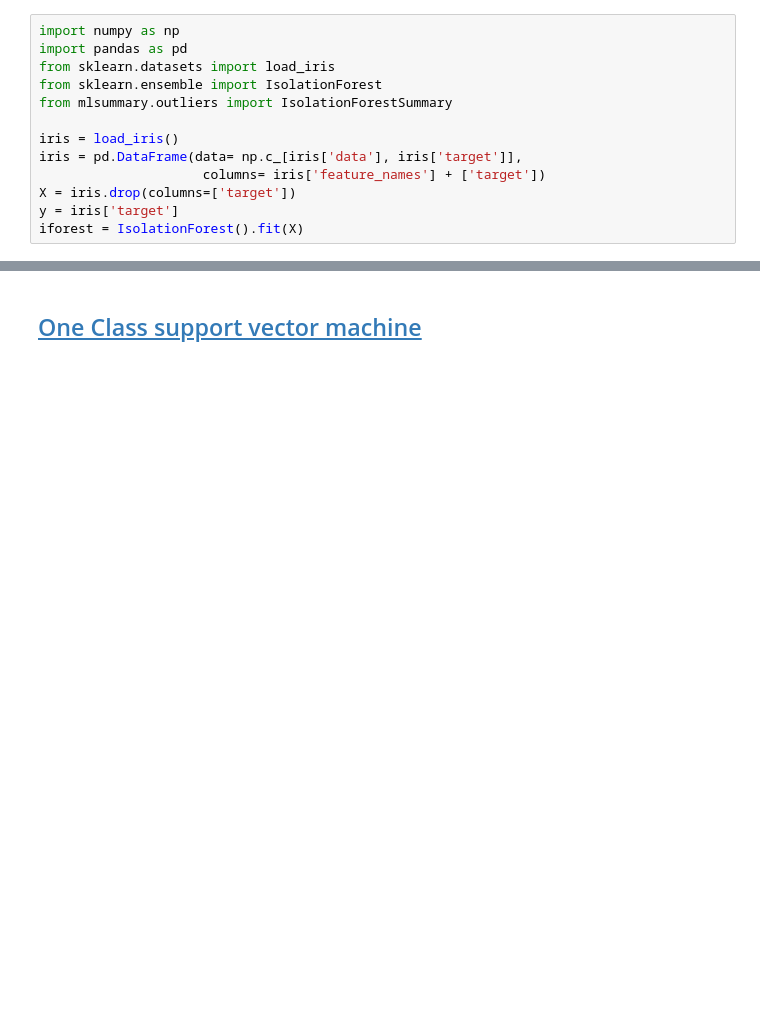
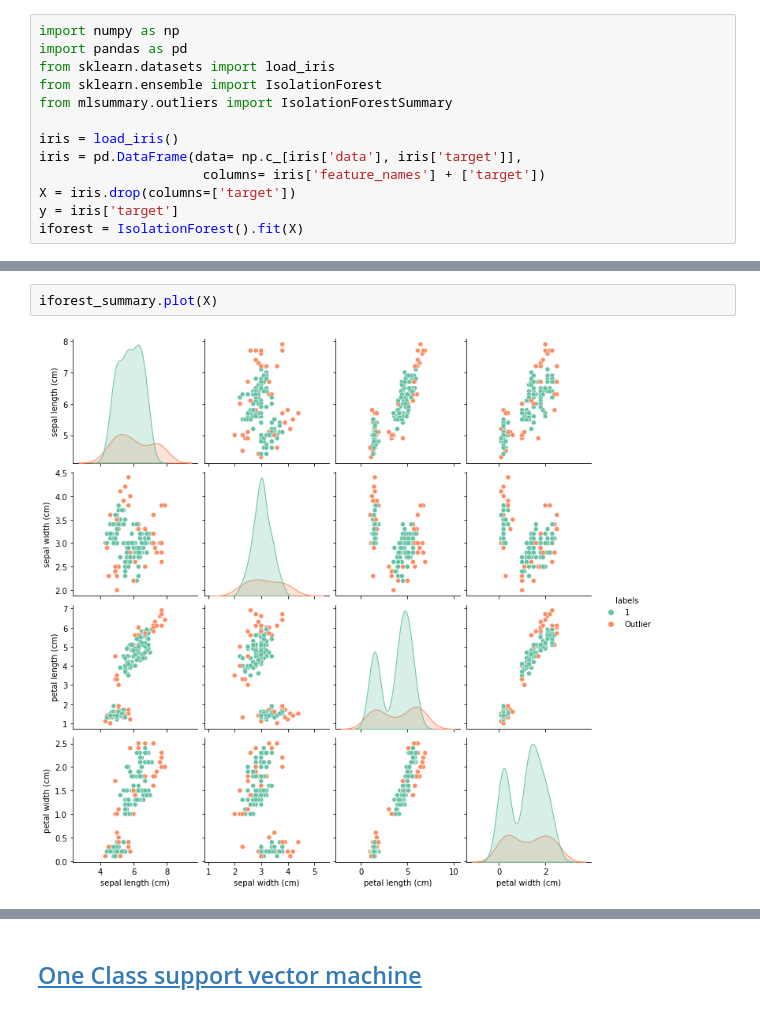
Before and after one commit to serafinialessio/mlsummary, a Jupyter notebook: examples/outliers.ipynb, the cells around one changed output, grey strips where cells are left out. Cells and saved outputs as stored; diff of their text form; blank space fills up the shorter version.

```diff
--- a/examples/outliers.ipynb
+++ b/examples/outliers.ipynb
@@ -35,3 +35,7 @@ Clusters weights:
 Clusters weights:
         -1         1
  0.253333  0.746667
+# %%
+iforest_summary.plot(X)
+# %% [output]
+[figure, added]
```
Also changed, not shown: parts of 4 cells of this notebook.
